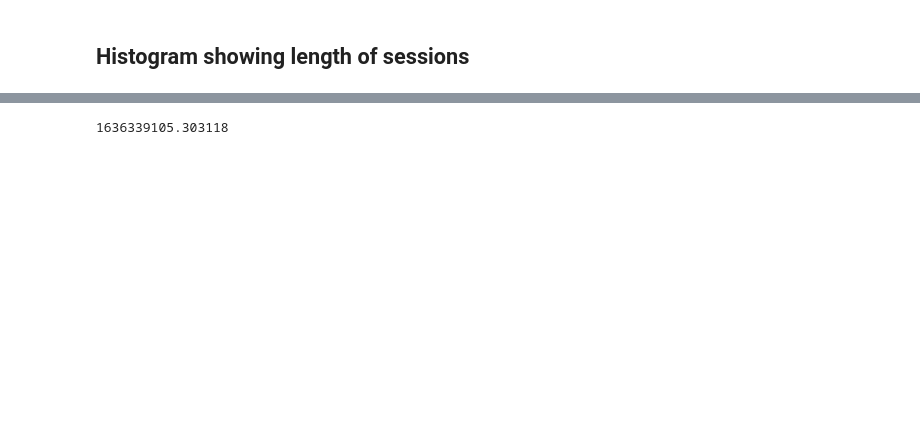
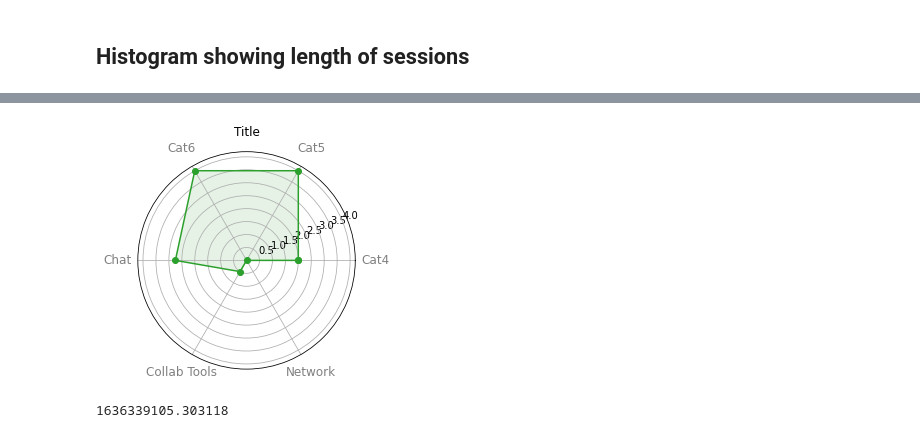
Before and after one commit to donutboy929/tictactAI, a Jupyter notebook: jupyter/visualise-a28-metrics/visualiser.ipynb, the cells around one changed output, grey strips where cells are left out. Saved outputs shown, nothing was run; the diff lists cells and outputs as text; code cells hidden in the pictures; blank space fills up the shorter version.

```diff
--- a/jupyter/visualise-a28-metrics/visualiser.ipynb
+++ b/jupyter/visualise-a28-metrics/visualiser.ipynb
@@ -277,0 +282,3 @@ for ax in axarr.flatten():
+# %%
+df_rating_cat_grouped = pd.DataFrame({'mean' : df_rating.groupby(["rating_cat"])['rating'].mean()}).reset_index()
+df_rating_cat_grouped
@@ -278,3 +293,27 @@ for ax in axarr.flatten():
+# %%
+# df = pd.DataFrame({'Col A': ['home', 'other', 'used', 'new', 'service'],
+# 'Col B': [6.797, 3.243, 12.567, 8.985, 1.345]})
+fig = plt.figure()
+ax = fig.add_subplot(111, projection="polar")
+
+# theta has 5 different angles, and the first one repeated
+theta = np.arange(len(df_rating_cat_grouped) + 1) / float(len(df_rating_cat_grouped)) * 2 * np.pi
+# values has the 5 values from 'mean', with the first element repeated
+values = df_rating_cat_grouped['mean'].values
+values = np.append(values, values[0])
+
+# draw the polygon and the mark the points for each angle/value combination
+l1, = ax.plot(theta, values, color="C2", marker="o", label="Mean rating")
+plt.xticks(theta[:-1], df_rating_cat_grouped['rating_cat'], color='grey', size=12)
+ax.tick_params(pad=10) # to increase the distance of the labels to the plot
+# fill the area of the polygon with green and some transparency
+ax.fill(theta, values, 'green', alpha=0.1)
+
+# plt.legend() # shows the legend, using the label of the line plot (useful when there is more than 1 polygon)
+plt.title("Title")
+plt.show()
+# %% [output]
+[figure, added]
 # %%
 dt.datetime.now().timestamp()
 # %% [output]
```
Also changed, not shown: parts of 20 cells of this notebook, 2 other files.
